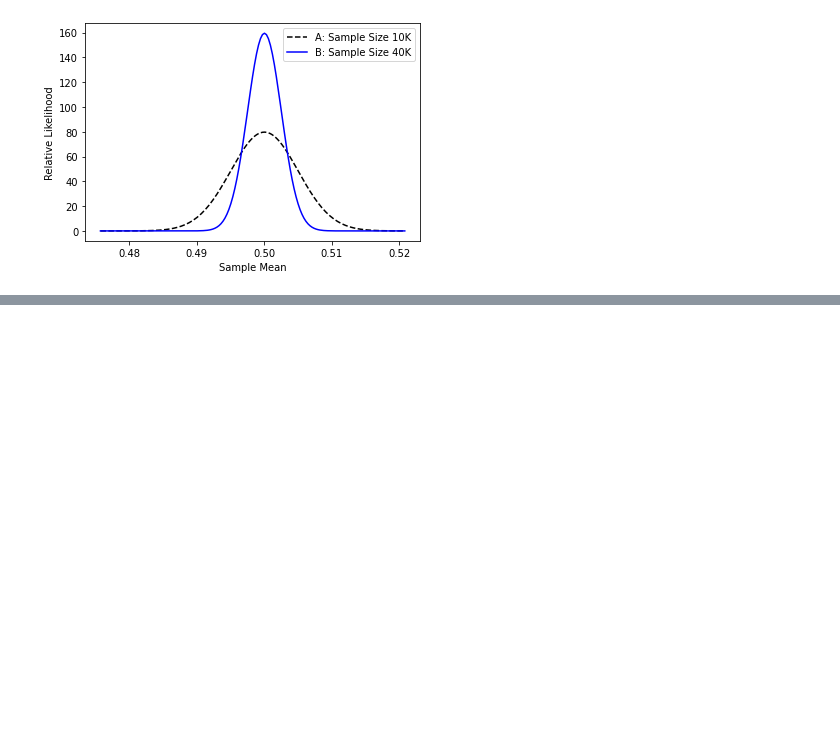
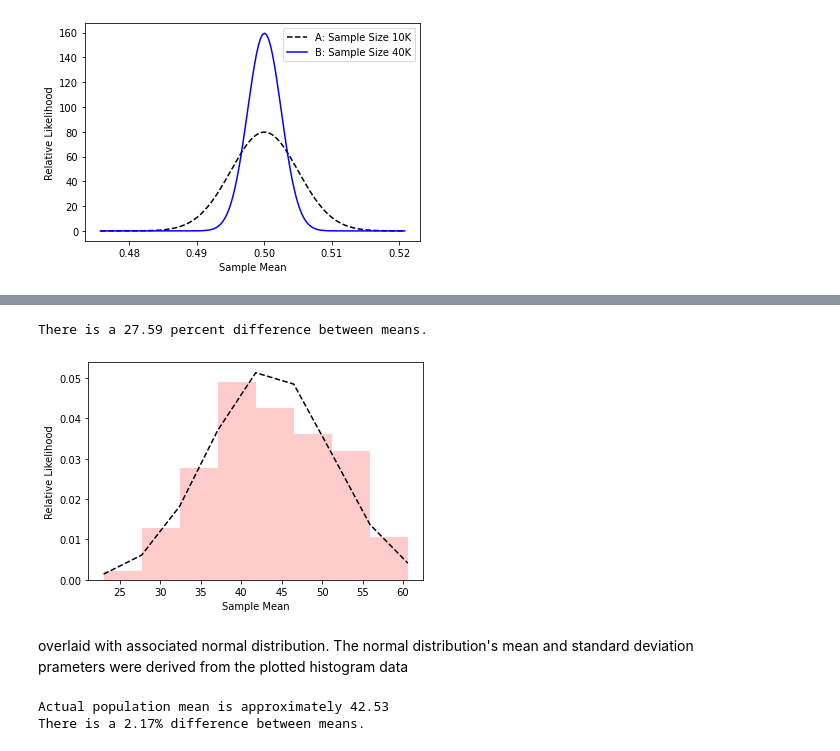
Before and after one commit to Lukas-Forst/100-Days-of-Code, a Jupyter notebook: Day101/Bookcamp_CS2_c5.ipynb, the cells around one changed output, grey strips where cells are left out. Cells and saved outputs as stored; diff of their text form; code cells hidden in the pictures; blank space fills up the shorter version.

Commit message:
Day104
added more points to calculating mean of a population

```diff
--- a/Day101/Bookcamp_CS2_c5.ipynb
+++ b/Day101/Bookcamp_CS2_c5.ipynb
@@ -94,3 +94,10 @@ plt.ylabel('Relative Likelihood')
 plt.show()
 # %% [output]
 [figure]
+# %%
+np.random.seed(0)
+reduced_sample_size = 2500
+head_counts = np.random.binomial(reduced_sample_size, 0.5, 100000)
+_, std = stats.norm.fit(head_counts / reduced_sample_size)
+variance_ratio = (std ** 2) / (fitted_std ** 2)
+print(f"The ratio of variances is approximately {variance_ratio:.1f}")
@@ -96,0 +117,3 @@ plt.show()
+# %%
+np.random.seed(0)
+population_ages = np.random.randint(1, 85, size=50000)
@@ -96,0 +124,41 @@ plt.show()
+# %%
+# Simulating 10 interviewed people
+np.random.seed(0)
+sample_size = 10
+sample = np.random.choice(population_ages, size=sample_size)
+sample_mean = sample.mean()
+# %%
+# Comparing the sample mean to the population mean
+percent_diff = lambda v1, v2: 100 * abs(v1 - v2) / v2
+percent_diff_means = percent_diff(sample_mean, population_mean)
+print(f"There is a {percent_diff_means:.2f} percent difference between means.")
+# %% [output]
+There is a 27.59 percent difference between means.
+# %%
+# Computing sample means across 1,000 people
+np.random.seed(0)
+sample_means = [np.random.choice(population_ages, size=sample_size).mean() for _ in range(100)]
+# %%
+# Fitting sample means to a normal curve
+likelihoods, bin_edges, _ = plt.hist(sample_means, bins='auto', alpha=0.2, color='r', density=True)
+mean, std = stats.norm.fit(sample_means)
+normal_likelihoods = stats.norm.pdf(bin_edges, mean, std)
+plt.plot(bin_edges, normal_likelihoods, color='k', linestyle='--')
+plt.xlabel('Sample Mean')
+plt.ylabel('Relative Likelihood')
+plt.show()
+# %% [output]
+[figure, added]
+# %% [markdown]
+overlaid with associated normal distribution. The normal distribution's mean and standard deviation <br>
+prameters were derived from the plotted histogram data
+# %%
+# Comparing the normal mean to the population mean
+print(f"Actual population mean is approximately {population_mean:.2f}")
+percent_diff_means = percent_diff(mean, population_mean)
+print(f"There is a {percent_diff_means:.2f}% difference between means.")
+
+# 2.17% is a good approximately
+# %% [output]
+Actual population mean is approximately 42.53
+There is a 2.17% difference between means.
```
Also changed, not shown: parts of 7 cells of this notebook.
